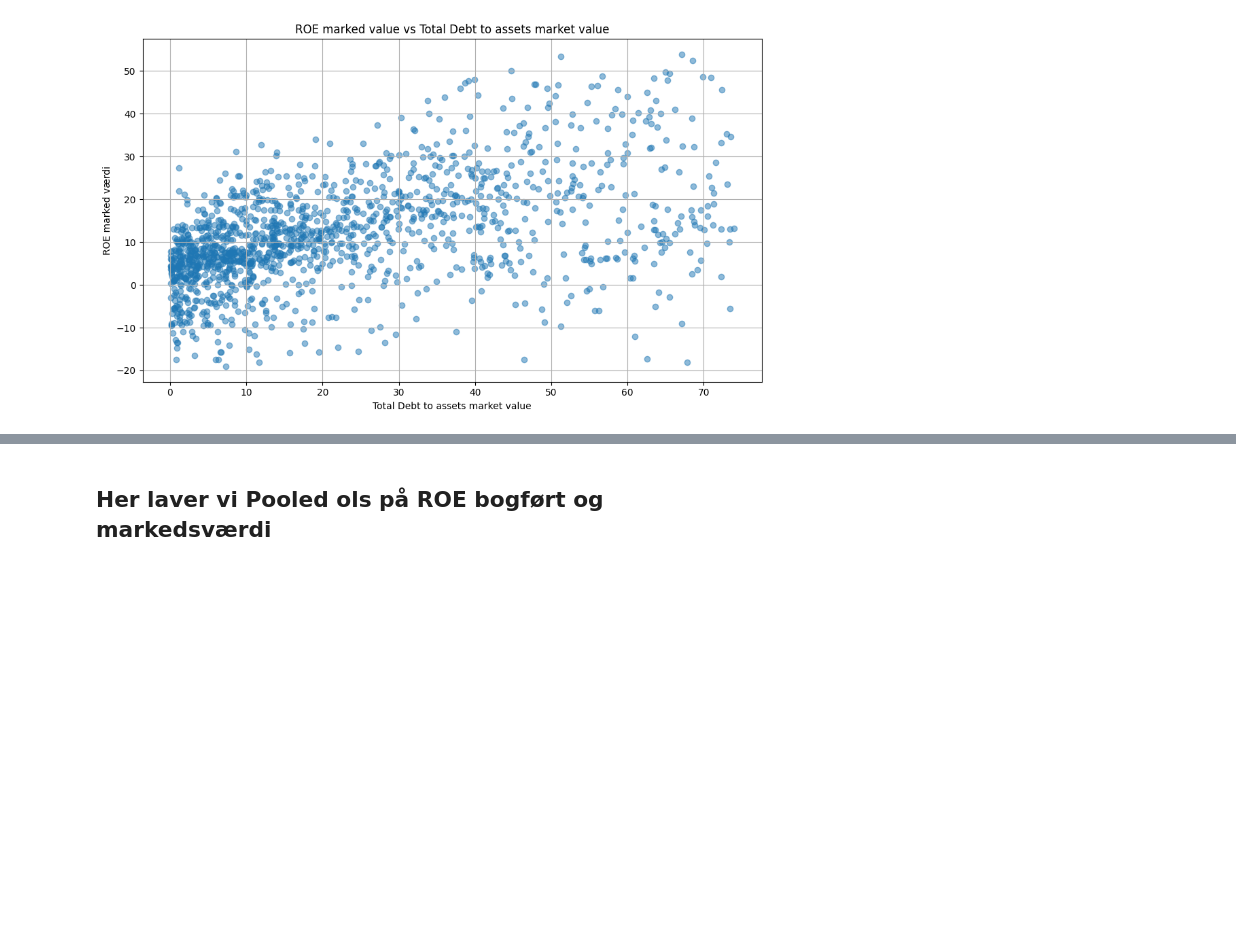
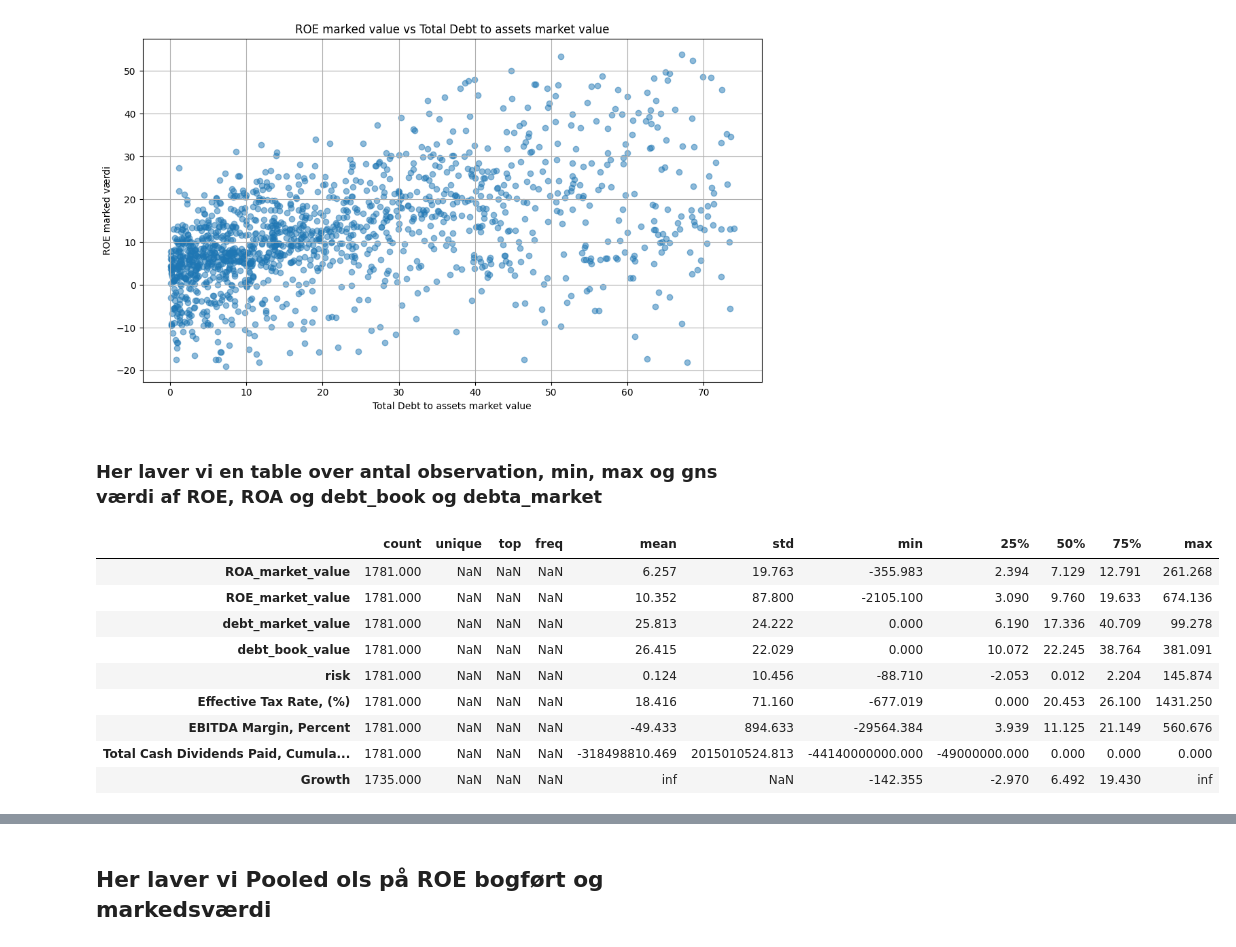
Before and after one commit to MarcusHonore/Seminar-Corporate-Finance, a Jupyter notebook: program til markedsværdier.ipynb, the cells around one changed output, grey strips where cells are left out. Cells and saved outputs as stored; diff of their text form; code cells hidden in the pictures; blank space fills up the shorter version.

```diff
--- a/program til markedsværdier.ipynb
+++ b/program til markedsværdier.ipynb
@@ -315,3 +290,21 @@ plt.tight_layout()
 # %% [output]
 [figure]
 [figure]
+# %% [markdown]
+### Her laver vi en table over antal observation, min, max og gns værdi af ROE, ROA og debt_book og debta_market
+# %%
+# create a table with the observations, mean, std, min and max of the variables 'ROA_market_value', 'ROE_market_value', 'debt_market_value', 'debt_book_value' in data_test
+# print the table with three decimal places
+pd.set_option('display.float_format', '{:.3f}'.format)
+data_test.describe(include='all')[['ROA_market_value', 'ROE_market_value', 'debt_market_value', 'debt_book_value','risk', 'Effective Tax Rate, (%)', 'EBITDA Margin, Percent','Total Cash Dividends Paid, Cumulative', 'Growth']].T
+# %% [output]
+|  | count | unique | top | freq | mean | std | min | 25% | 50% | 75% | max |
+| ROA_market_value | 1781.000 | NaN | NaN | NaN | 6.257 | 19.763 | -355.983 | 2.394 | 7.129 | 12.791 | 261.268 |
+| ROE_market_value | 1781.000 | NaN | NaN | NaN | 10.352 | 87.800 | -2105.100 | 3.090 | 9.760 | 19.633 | 674.136 |
+| debt_market_value | 1781.000 | NaN | NaN | NaN | 25.813 | 24.222 | 0.000 | 6.190 | 17.336 | 40.709 | 99.278 |
+| debt_book_value | 1781.000 | NaN | NaN | NaN | 26.415 | 22.029 | 0.000 | 10.072 | 22.245 | 38.764 | 381.091 |
+| risk | 1781.000 | NaN | NaN | NaN | 0.124 | 10.456 | -88.710 | -2.053 | 0.012 | 2.204 | 145.874 |
+| Effective Tax Rate, (%) | 1781.000 | NaN | NaN | NaN | 18.416 | 71.160 | -677.019 | 0.000 | 20.453 | 26.100 | 1431.250 |
+| EBITDA Margin, Percent | 1781.000 | NaN | NaN | NaN | -49.433 | 894.633 | -29564.384 | 3.939 | 11.125 | 21.149 | 560.676 |
+| Total Cash Dividends Paid, Cumula... | 1781.000 | NaN | NaN | NaN | -318498810.469 | 2015010524.813 | -44140000000.000 | -49000000.000 | 0.000 | 0.000 | 0.000 |
+| Growth | 1735.000 | NaN | NaN | NaN | inf | NaN | -142.355 | -2.970 | 6.492 | 19.430 | inf |
```
Also changed, not shown: parts of 73 cells of this notebook, 4 other files.
